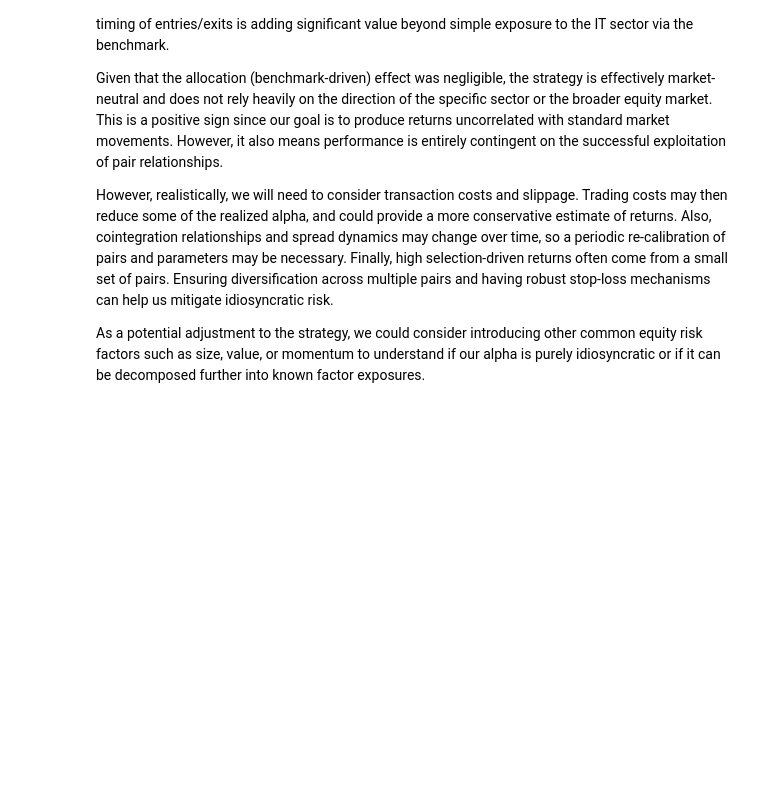
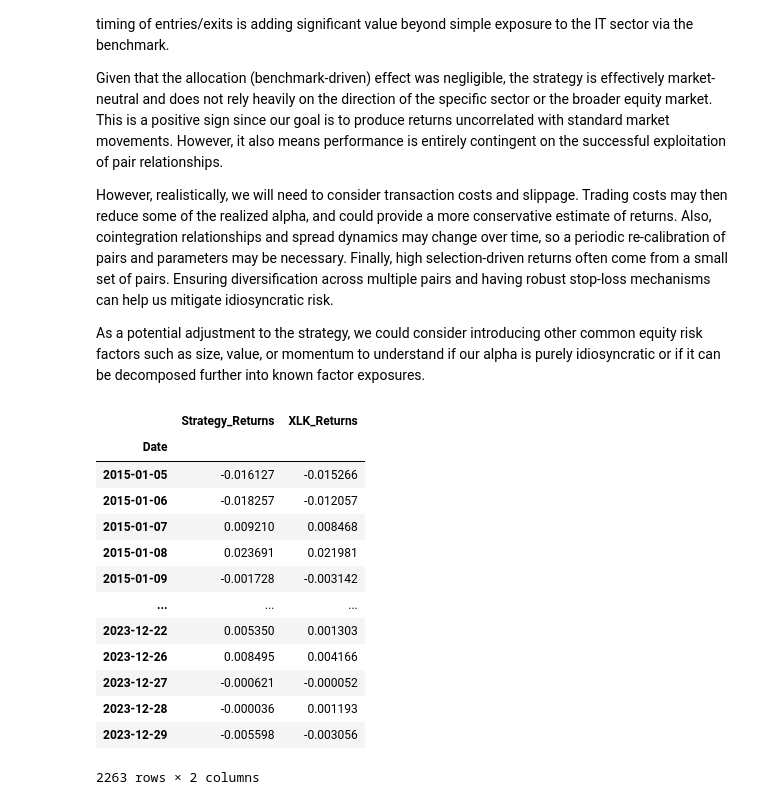
Before and after one commit to nicklewis-16/applied_algo_final, a Jupyter notebook: prelim_code/Homework4.ipynb, the cells around one changed output. Saved outputs shown, nothing was run; the diff lists cells and outputs as text; code cells hidden in the pictures; blank space fills up the shorter version.

```diff
--- a/prelim_code/Homework4.ipynb
+++ b/prelim_code/Homework4.ipynb
@@ -483,3 +483,20 @@ Given that the allocation (benchmark-driven) effect was negligible, the strategy
 However, realistically, we will need to consider transaction costs and slippage. Trading costs may then reduce some of the realized alpha, and could provide a more conservative estimate of returns. Also, cointegration relationships and spread dynamics may change over time, so a periodic re-calibration of pairs and parameters may be necessary. Finally, high selection-driven returns often come from a small set of pairs. Ensuring diversification across multiple pairs and having robust stop-loss mechanisms can help us mitigate idiosyncratic risk.
 
 As a potential adjustment to the strategy, we could consider introducing other common equity risk factors such as size, value, or momentum to understand if our alpha is purely idiosyncratic or if it can be decomposed further into known factor exposures.
+# %%
+aligned_data
+# %% [output]
+|  | Strategy_Returns | XLK_Returns |
+| Date |  |  |
+| 2015-01-05 | -0.016127 | -0.015266 |
+| 2015-01-06 | -0.018257 | -0.012057 |
+| 2015-01-07 | 0.009210 | 0.008468 |
+| 2015-01-08 | 0.023691 | 0.021981 |
+| 2015-01-09 | -0.001728 | -0.003142 |
+| ... | ... | ... |
+| 2023-12-22 | 0.005350 | 0.001303 |
+| 2023-12-26 | 0.008495 | 0.004166 |
+| 2023-12-27 | -0.000621 | -0.000052 |
+| 2023-12-28 | -0.000036 | 0.001193 |
+| 2023-12-29 | -0.005598 | -0.003056 |
+2263 rows × 2 columns
```
Also changed, not shown: parts of 1 cell of this notebook.
